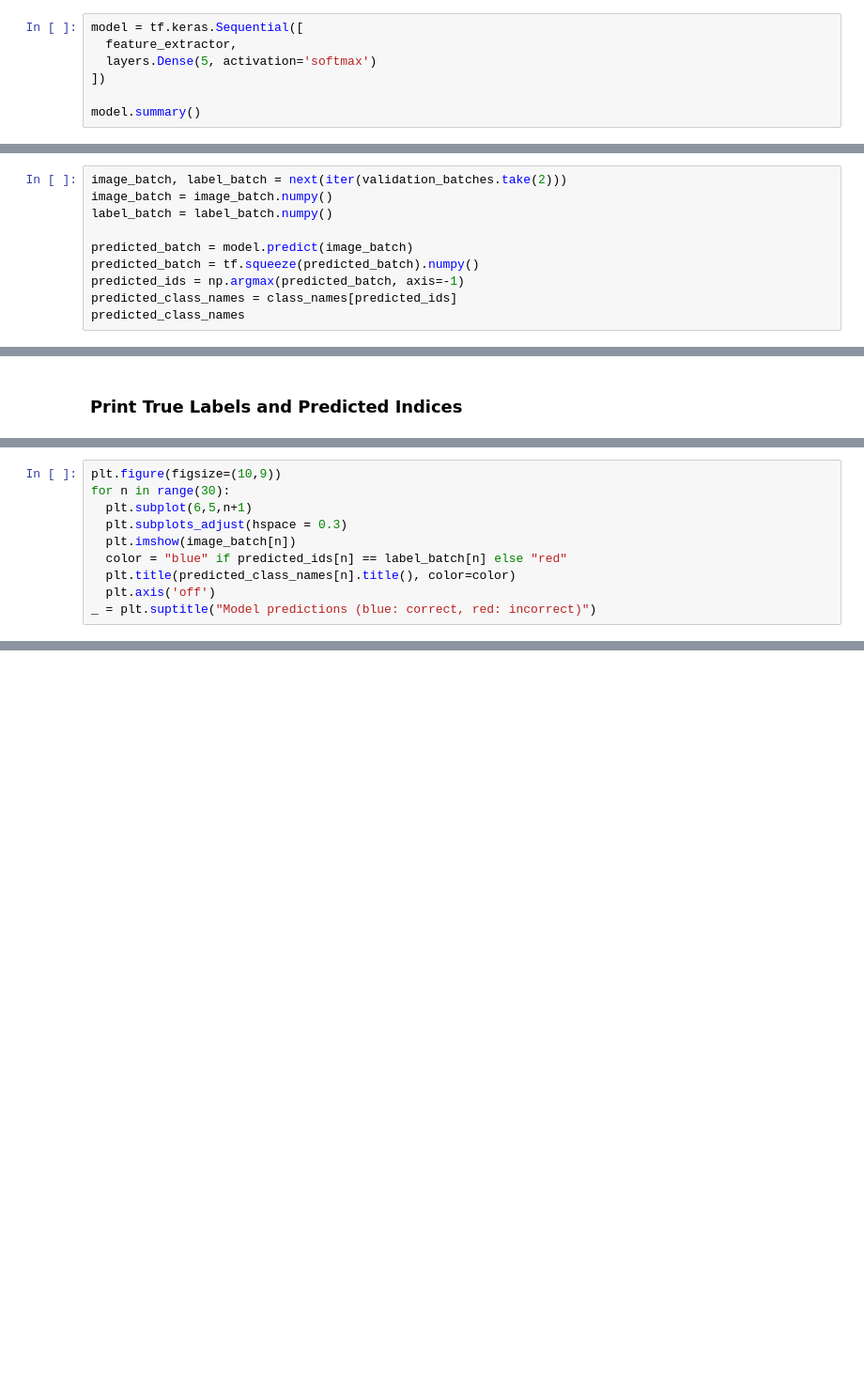
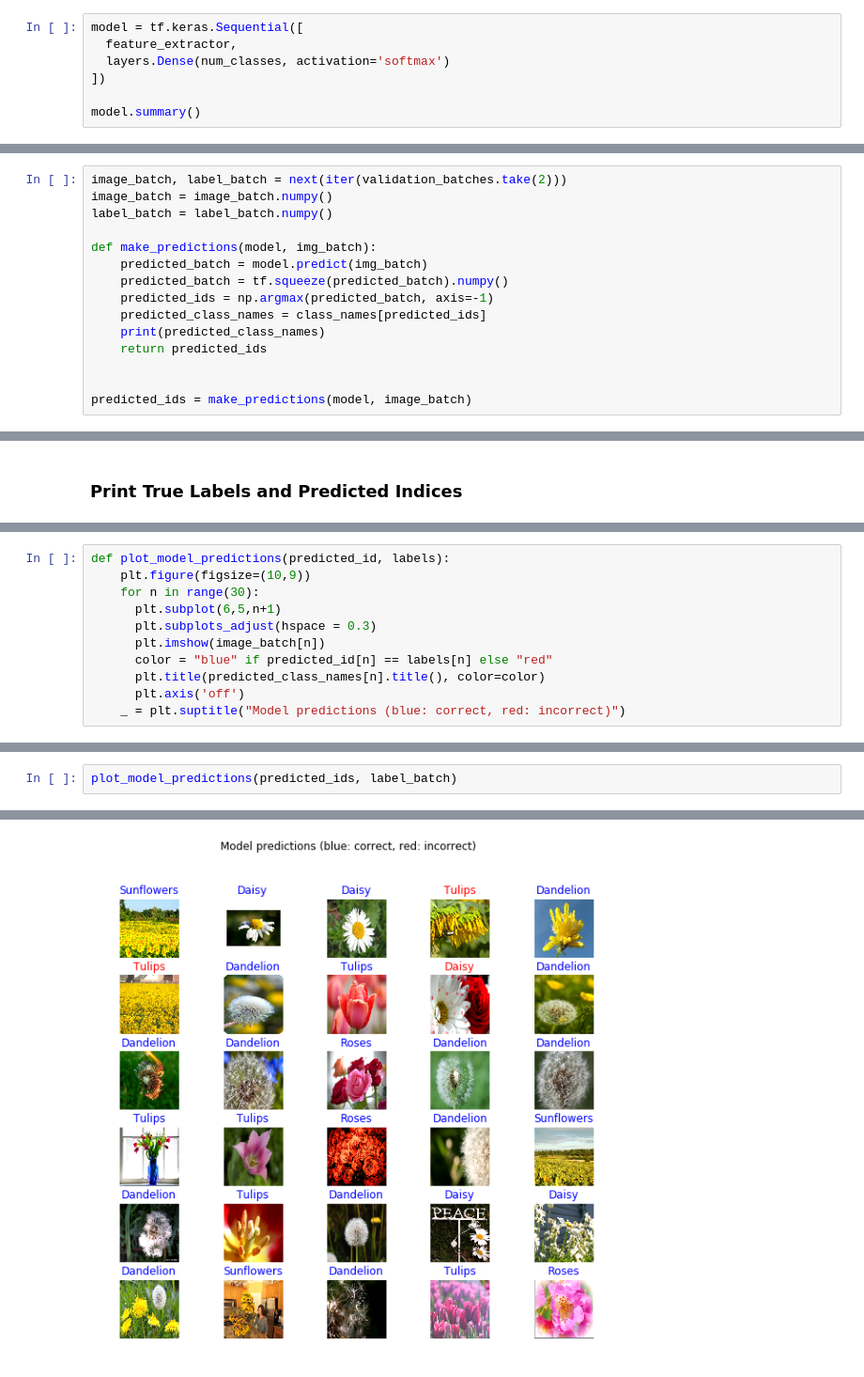
Before and after one commit to MuhammadDanyialKhan/Google-Colaboratory-Notebooks, a Jupyter notebook: exercise_flowers_with_transfer_learning.ipynb, the cells around one changed output, grey strips where cells are left out. Shown at 94% size. Cells and saved outputs as stored; diff of their text form; blank space fills up the shorter version.

```diff
--- a/exercise_flowers_with_transfer_learning.ipynb
+++ b/exercise_flowers_with_transfer_learning.ipynb
@@ -93,7 +105,7 @@ feature_extractor.trainable = False
 # %%
 model = tf.keras.Sequential([
   feature_extractor,
-  layers.Dense(5, activation='softmax')
+  layers.Dense(num_classes, activation='softmax')
 ])
 
 model.summary()
@@ -176,9 +194,14 @@ image_batch, label_batch = next(iter(validation_batches.take(2)))
 image_batch = image_batch.numpy()
 label_batch = label_batch.numpy()
 
-predicted_batch = model.predict(image_batch)
-predicted_batch = tf.squeeze(predicted_batch).numpy()
-predicted_ids = np.argmax(predicted_batch, axis=-1)
-predicted_class_names = class_names[predicted_ids]
-predicted_class_names
+def make_predictions(model, img_batch):
+    predicted_batch = model.predict(img_batch)
+    predicted_batch = tf.squeeze(predicted_batch).numpy()
+    predicted_ids = np.argmax(predicted_batch, axis=-1)
+    predicted_class_names = class_names[predicted_ids]
+    print(predicted_class_names)
+    return predicted_ids
+
+
+predicted_ids = make_predictions(model, image_batch)
 # %% [output]
@@ -199,10 +223,11 @@ Predicted labels:  [3 1 1 2 0 2 0 2 1 0 0 0 4 0 0 2 2 4 0 3 0 2 0 1 1 0 3 0 2 4
 # %%
-plt.figure(figsize=(10,9))
-for n in range(30):
-  plt.subplot(6,5,n+1)
-  plt.subplots_adjust(hspace = 0.3)
-  plt.imshow(image_batch[n])
-  color = "blue" if predicted_ids[n] == label_batch[n] else "red"
-  plt.title(predicted_class_names[n].title(), color=color)
-  plt.axis('off')
-_ = plt.suptitle("Model predictions (blue: correct, red: incorrect)")
+def plot_model_predictions(predicted_id, labels):
+    plt.figure(figsize=(10,9))
+    for n in range(30):
+      plt.subplot(6,5,n+1)
+      plt.subplots_adjust(hspace = 0.3)
+      plt.imshow(image_batch[n])
+      color = "blue" if predicted_id[n] == labels[n] else "red"
+      plt.title(predicted_class_names[n].title(), color=color)
+      plt.axis('off')
+    _ = plt.suptitle("Model predictions (blue: correct, red: incorrect)")
@@ -227,0 +234,3 @@ W0807 18:07:51.477326 140013759133568 image.py:648] Clipping input data to the v
+# %%
+plot_model_predictions(predicted_ids, label_batch)
+# %% [output]
@@ -227,0 +254 @@ W0807 18:07:51.477326 140013759133568 image.py:648] Clipping input data to the v
+[figure, added]
```
Also changed, not shown: parts of 16 cells of this notebook.
